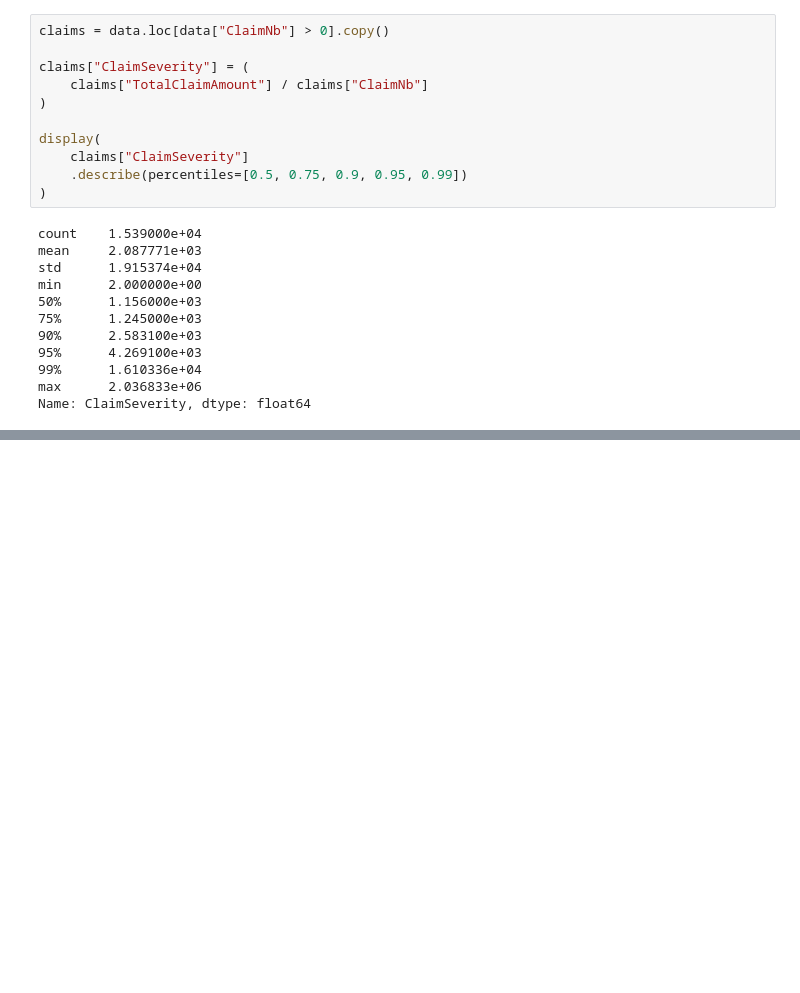
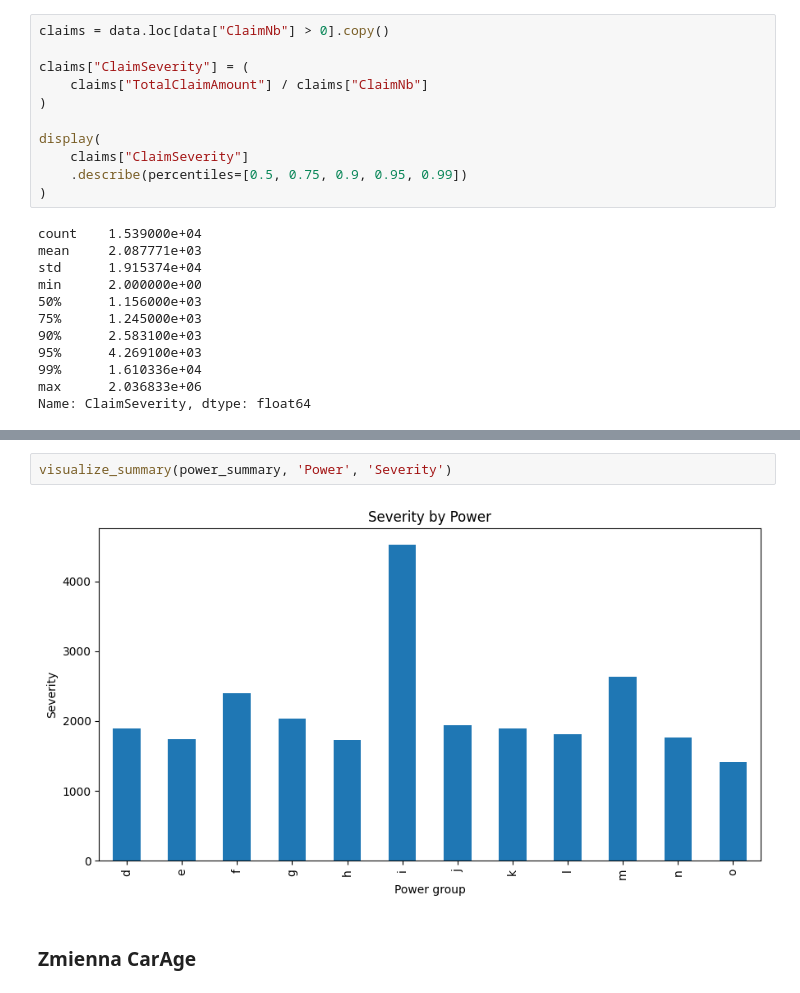
Before and after one commit to kacperskora/Licencjat_DS, a Jupyter notebook: notebooks/02_EDA.ipynb, the cells around one changed output, grey strips where cells are left out. Saved outputs shown, nothing was run; the diff lists cells and outputs as text; blank space fills up the shorter version.

```diff
--- a/notebooks/02_EDA.ipynb
+++ b/notebooks/02_EDA.ipynb
@@ -542,0 +456,6 @@ plt.show()
+# %%
+visualize_summary(power_summary, 'Power', 'Severity')
+# %% [output]
+[figure, added]
+# %% [markdown]
+### Zmienna CarAge
```
Also changed, not shown: parts of 59 cells of this notebook.
